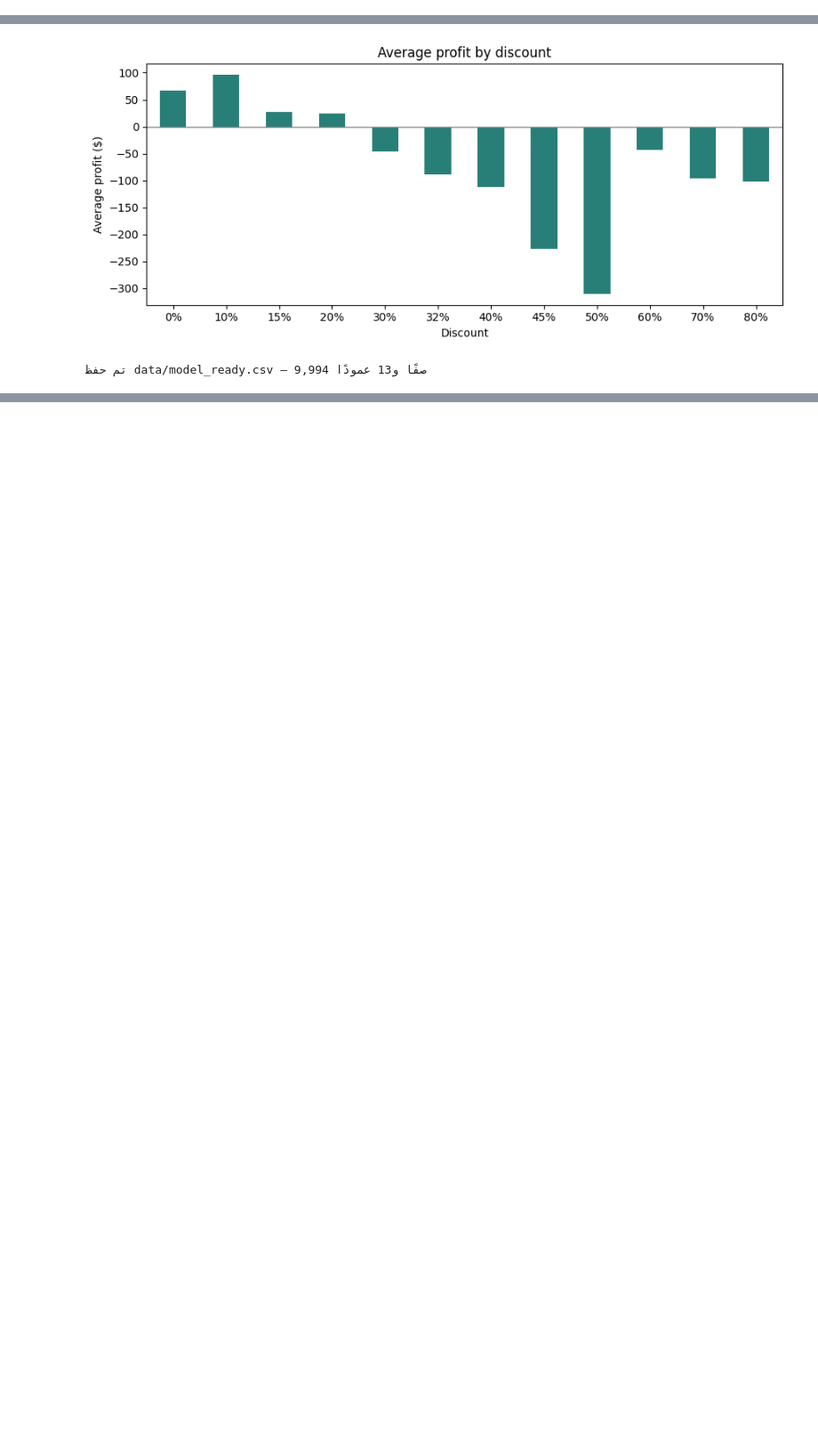
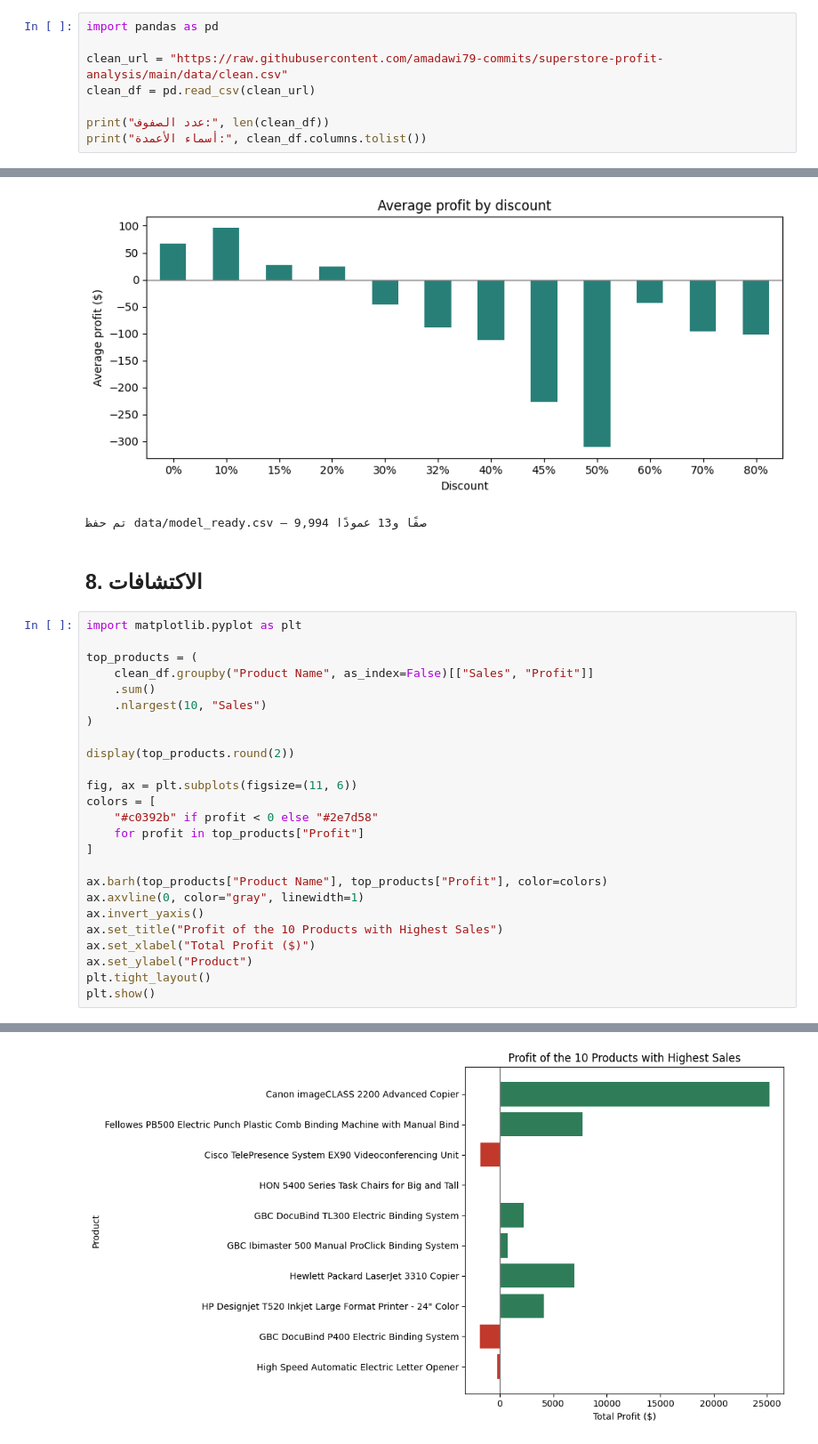
Before and after one commit to amadawi79-commits/superstore-profit-analysis, a Jupyter notebook: notebook.ipynb, the cells around one changed output, grey strips where cells are left out. Shown at 89% size. Cells and saved outputs as stored; diff of their text form; blank space fills up the shorter version.

```diff
--- a/notebook.ipynb
+++ b/notebook.ipynb
@@ -46,3 +46,11 @@ display(df.head())
 | 3 | 4 | US-2015-108966 | 10/11/2015 | 10/18/2015 | Standard Class | SO-20335 | Sean O'Donnell | Consumer | United States | ... |
 | 4 | 5 | US-2015-108966 | 10/11/2015 | 10/18/2015 | Standard Class | SO-20335 | Sean O'Donnell | Consumer | United States | ... |
 5 rows × 21 columns
+# %%
+import pandas as pd
+
+clean_url = "https://raw.githubusercontent.com/amadawi79-commits/superstore-profit-analysis/main/data/clean.csv"
+clean_df = pd.read_csv(clean_url)
+
+print("عدد الصفوف:", len(clean_df))
+print("أسماء الأعمدة:", clean_df.columns.tolist())
@@ -552,3 +563,31 @@ print(f"تم حفظ data/model_ready.csv — {len(model_ready):,} صفًا و{mo
 | 23 | Shipping_Days | احتفاظ | يوضح المدة بين الطلب والشحن | 8 قيمة مختلفة |
 [figure]
 تم حفظ data/model_ready.csv — 9,994 صفًا و13 عمودًا
+# %% [markdown]
+## 8. الاكتشافات
+# %%
+import matplotlib.pyplot as plt
+
+top_products = (
+    clean_df.groupby("Product Name", as_index=False)[["Sales", "Profit"]]
+    .sum()
+    .nlargest(10, "Sales")
+)
+
+display(top_products.round(2))
+
+fig, ax = plt.subplots(figsize=(11, 6))
+colors = [
+    "#c0392b" if profit < 0 else "#2e7d58"
+    for profit in top_products["Profit"]
+]
+
+ax.barh(top_products["Product Name"], top_products["Profit"], color=colors)
+ax.axvline(0, color="gray", linewidth=1)
+ax.invert_yaxis()
+ax.set_title("Profit of the 10 Products with Highest Sales")
+ax.set_xlabel("Total Profit ($)")
+ax.set_ylabel("Product")
+plt.tight_layout()
+plt.show()
+# %% [output]
@@ -554,0 +605 @@ print(f"تم حفظ data/model_ready.csv — {len(model_ready):,} صفًا و{mo
+[figure, added]
```
Also changed, not shown: parts of 12 cells of this notebook, 1 other file.
